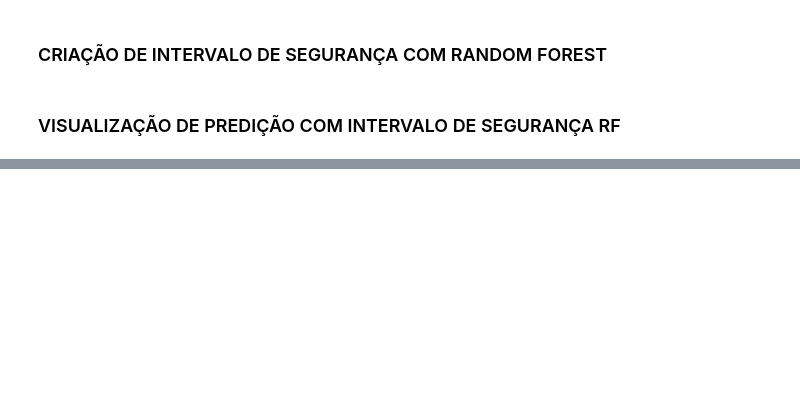
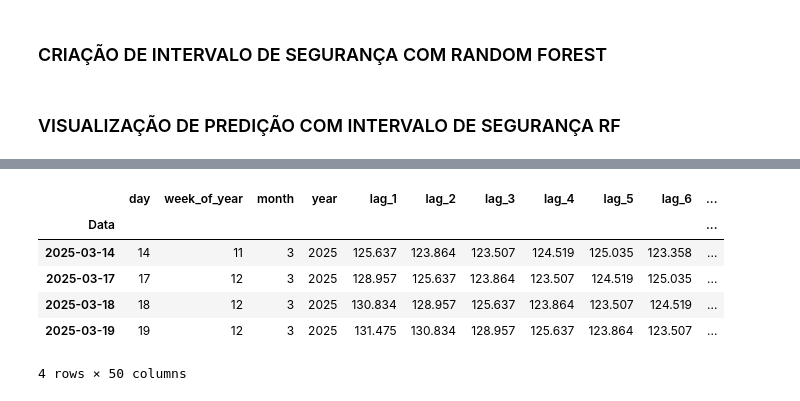
Before and after one commit to luishrufino/previsao_ibovespa, a Jupyter notebook: Machine Code.ipynb, the cells around one changed output, grey strips where cells are left out. Cells and saved outputs as stored; diff of their text form; code cells hidden in the pictures; blank space fills up the shorter version.

```diff
--- a/Machine Code.ipynb
+++ b/Machine Code.ipynb
@@ -460,0 +512,10 @@ plt.show()
+# %%
+X_test_rf
+# %% [output]
+|  | day | week_of_year | month | year | lag_1 | lag_2 | lag_3 | lag_4 | lag_5 | lag_6 | ... |
+| Data |  |  |  |  |  |  |  |  |  |  | ... |
+| 2025-03-14 | 14 | 11 | 3 | 2025 | 125.637 | 123.864 | 123.507 | 124.519 | 125.035 | 123.358 | ... |
+| 2025-03-17 | 17 | 12 | 3 | 2025 | 128.957 | 125.637 | 123.864 | 123.507 | 124.519 | 125.035 | ... |
+| 2025-03-18 | 18 | 12 | 3 | 2025 | 130.834 | 128.957 | 125.637 | 123.864 | 123.507 | 124.519 | ... |
+| 2025-03-19 | 19 | 12 | 3 | 2025 | 131.475 | 130.834 | 128.957 | 125.637 | 123.864 | 123.507 | ... |
+4 rows × 50 columns
```
Also changed, not shown: parts of 13 cells of this notebook.
